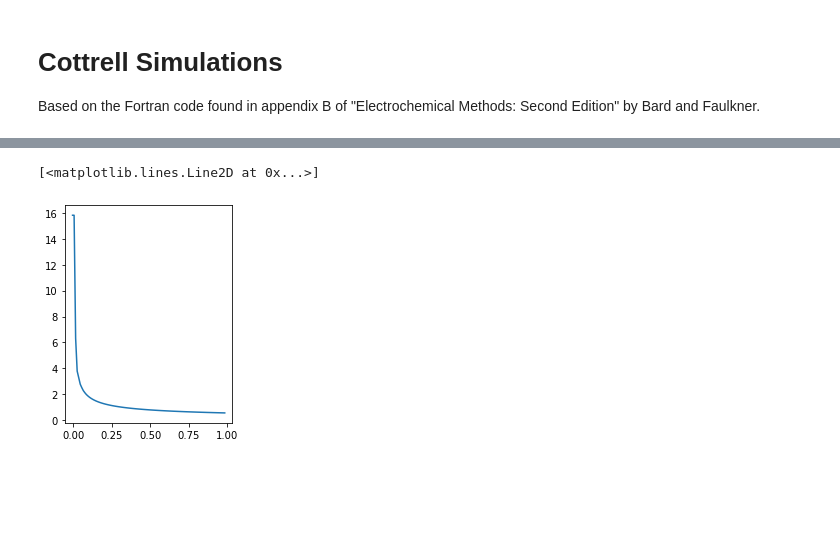
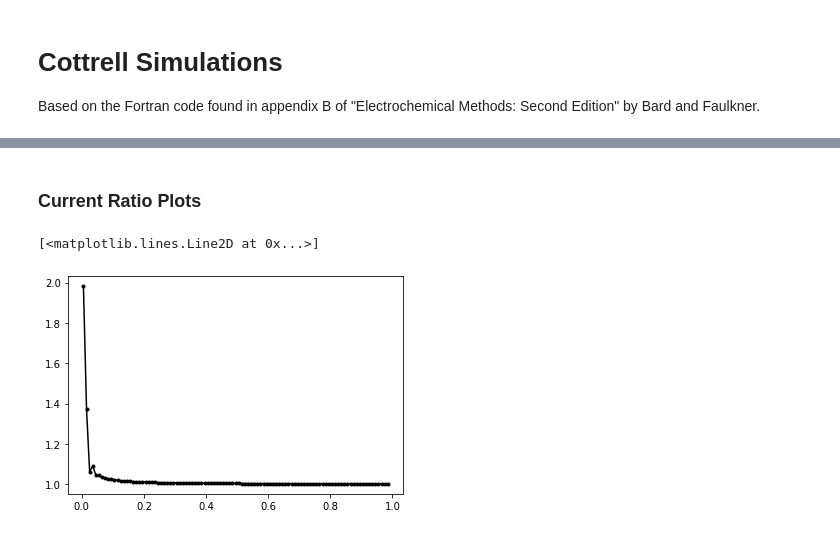
Before and after one commit to jmsieffer/ChemPhysicsMisc, a Jupyter notebook: ChemPhysicsMisc/MiscScienceScripts/CottrellSim.ipynb, the cells around one changed output, grey strips where cells are left out. Cells and saved outputs as stored; diff of their text form; code cells hidden in the pictures; blank space fills up the shorter version.

Commit message:
Plots and Comments NumSim

```diff
--- a/ChemPhysicsMisc/MiscScienceScripts/CottrellSim.ipynb
+++ b/ChemPhysicsMisc/MiscScienceScripts/CottrellSim.ipynb
@@ -18,40 +30,41 @@ fb_new = np.zeros(100)
 # %%
-
-Z = np.zeros(l)
-T = np.zeros(l)
-concentration_a = np.zeros(l)
-concentration_b = np.zeros(l)
-
+# Loop for determining arrays
 for k in range(0, k_iter):
 
+    # Populating the time values
     T[k]=(k-0.5)/l
 
-    #Diffusion Into the First Box
+    # Diffusion Into the First Box
     fa_new[0] = fa_old[0] + DMA*(fa_old[1]-fa_old[0])
     fb_new[0] = fb_old[0] + DMA*(fb_old[1]-fb_old[0])
 
+    # Creating a new J_max for each loop that allows for many iterations to grow over time
     J_max = 4.2*np.sqrt(k)
-    #Diffusion beyond the first box
+
+    # Diffusion beyond the first box
     for j in range(1, int(J_max)):
         fa_new[j] = fa_old[j]+DMA*(fa_old[j-1]-2*fa_old[j]+fa_old[j+1])
         fb_new[j] = fb_old[j]+DMA*(fb_old[j-1]-2*fb_old[j]+fb_old[j+1])
 
-    #Faradaic Conversion and Current Flow
+    # Faradaic Conversion and Current Flow
     Z[k] = np.sqrt(l/DMA)*fa_new[0]
     fb_new[0] = fb_new[0]+fa_new[0]
     fa_new[0] = 0
 
+    # Set up old arrays for next iteration
     for j in range(0, int(J_max)):
-        X = (j-1)/np.sqrt(DMA*l)
-
-    for j in range(0, int(J_max)):
+        # X[j] = (j-1)/np.sqrt(DMA*l)
         fa_old[j]=fa_new[j]
         fb_old[j] =fb_new[j]
 
-    # if k == 50:
-    #     concentration_a[j] = fa_new[j]
-    #     concentration_b[j] = fb_new[j]
+    # Populating the distance aray
+    for j in range(0, l):
+        X[j] = (j-1)/np.sqrt(DMA*l)
 
+    # Pulling concentration profiles at a specific iteration point
+    if k == 20:
+        concentration_a = fa_new
+        concentration_b = fb_new
 
-Zcott=1/np.sqrt(np.pi*T)
-R = Z/Zcott
+Zcott=1/np.sqrt(np.pi*T) # Current derived from the Cottrell equation
+R = Z/Zcott # Ratio of simulation current to Cottrell equation currents
@@ -58,7 +88,11 @@ R = Z/Zcott
+# %% [markdown]
+### Current Ratio Plots
 # %%
-fig = plt.figure(figsize = (3,4))
+fig = plt.figure(figsize = (6,4))
 
-plt.plot(T,Z)
+#Trend
+plt.plot(T,R,'-', color = 'black')
+plt.plot(T,R,'.', color = 'black')
 # %% [output]
 [<matplotlib.lines.Line2D at 0x...>]
-[figure, old version]
+[figure, new version]
```
Also changed, not shown: parts of 9 cells of this notebook.
